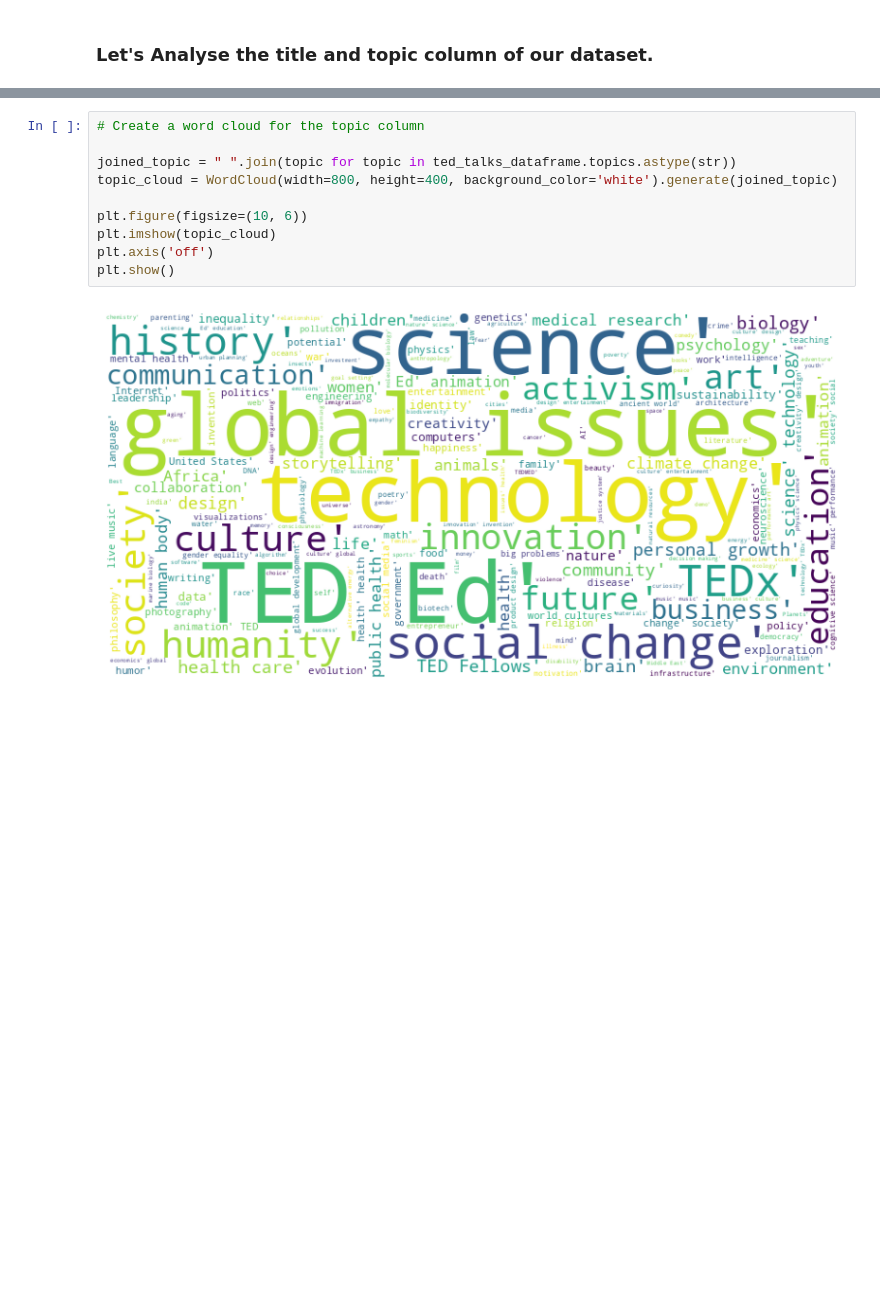
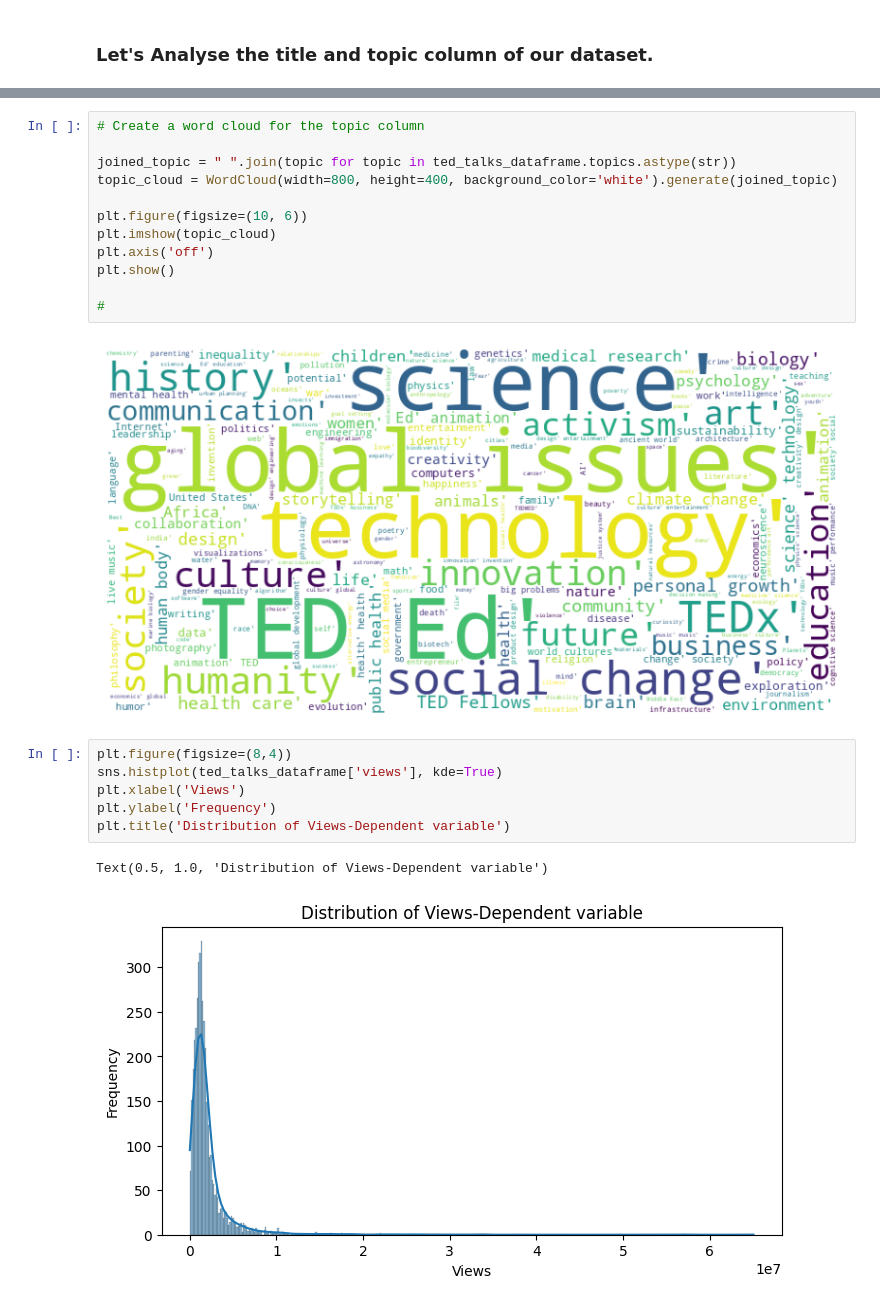
Before and after one commit to Mohamed-Harish-M-123/Capstone-Project-II, a Jupyter notebook: TED_Talks_views_prediction.ipynb, the cells around one changed output, grey strips where cells are left out. Drawn from its saved outputs; the diff is of its cells as text; blank space fills up the shorter version.

Commit message:
views and comments distributions done

```diff
--- a/TED_Talks_views_prediction.ipynb
+++ b/TED_Talks_views_prediction.ipynb
@@ -427,5 +429,16 @@ plt.figure(figsize=(10, 6))
 plt.imshow(topic_cloud)
 plt.axis('off')
 plt.show()
+
+#
 # %% [output]
 [figure]
+# %%
+plt.figure(figsize=(8,4))
+sns.histplot(ted_talks_dataframe['views'], kde=True)
+plt.xlabel('Views')
+plt.ylabel('Frequency')
+plt.title('Distribution of Views-Dependent variable')
+# %% [output]
+Text(0.5, 1.0, 'Distribution of Views-Dependent variable')
+[figure, added]
```
Also changed, not shown: parts of 3 cells of this notebook.
